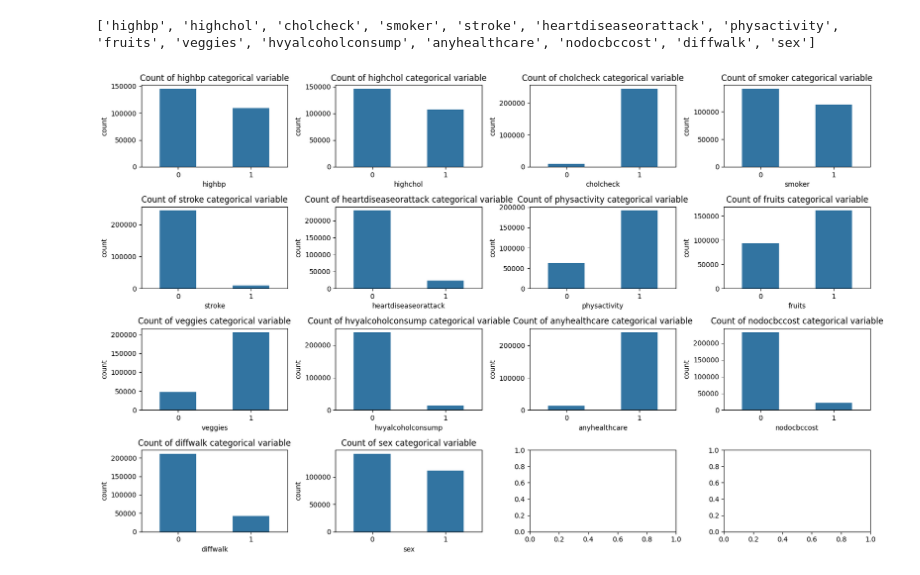
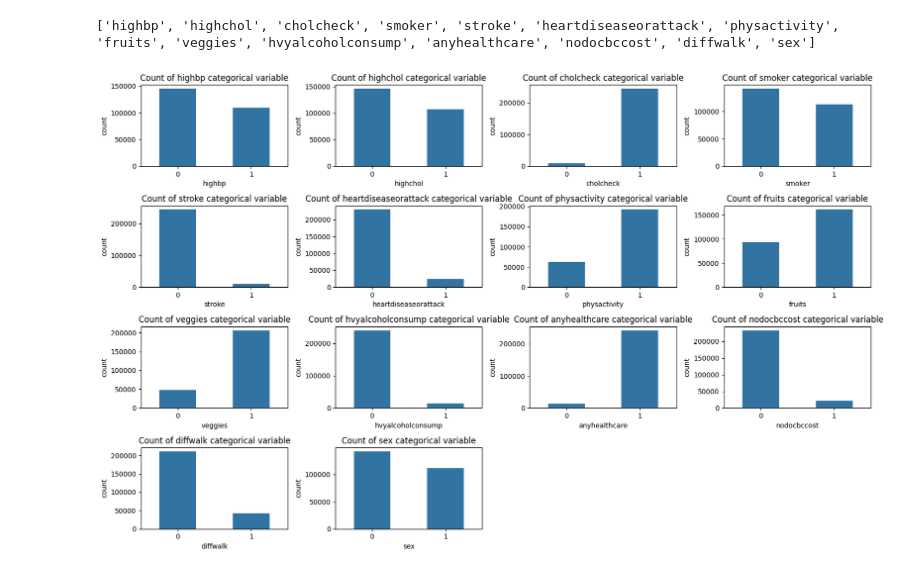
Before and after one commit to julam9/ML-Zoomcamp-2024, a Jupyter notebook: Midterm-project/mid.ipynb, the cells around one changed output. Drawn from its saved outputs; the diff is of its cells as text; code cells hidden in the pictures.

```diff
--- a/Midterm-project/mid.ipynb
+++ b/Midterm-project/mid.ipynb
@@ -110,15 +110,17 @@ bin_var = [col for col in X.columns if col not in num_var+['education', 'income'
 # %%
 bin_var = [col for col in X.columns if col not in num_var+['education', 'income', 'genhlth']]
 
 fig, axes = plt.subplots(4, 4, figsize=(16, 10))
 
 axs = axes.flatten()
 
 for i, bin in enumerate(bin_var):
     sns.countplot(data=X, x=bin, ax=axs[i], width=0.5)
     axs[i].set_title(f'Count of {bin} categorical variable')
+axs[14].axis('off')
+axs[15].axis('off')
 
 plt.tight_layout()
 plt.show()
 # %% [output]
-[figure, old version]
+[figure, new version]
```
Also changed, not shown: parts of 2 cells of this notebook.
